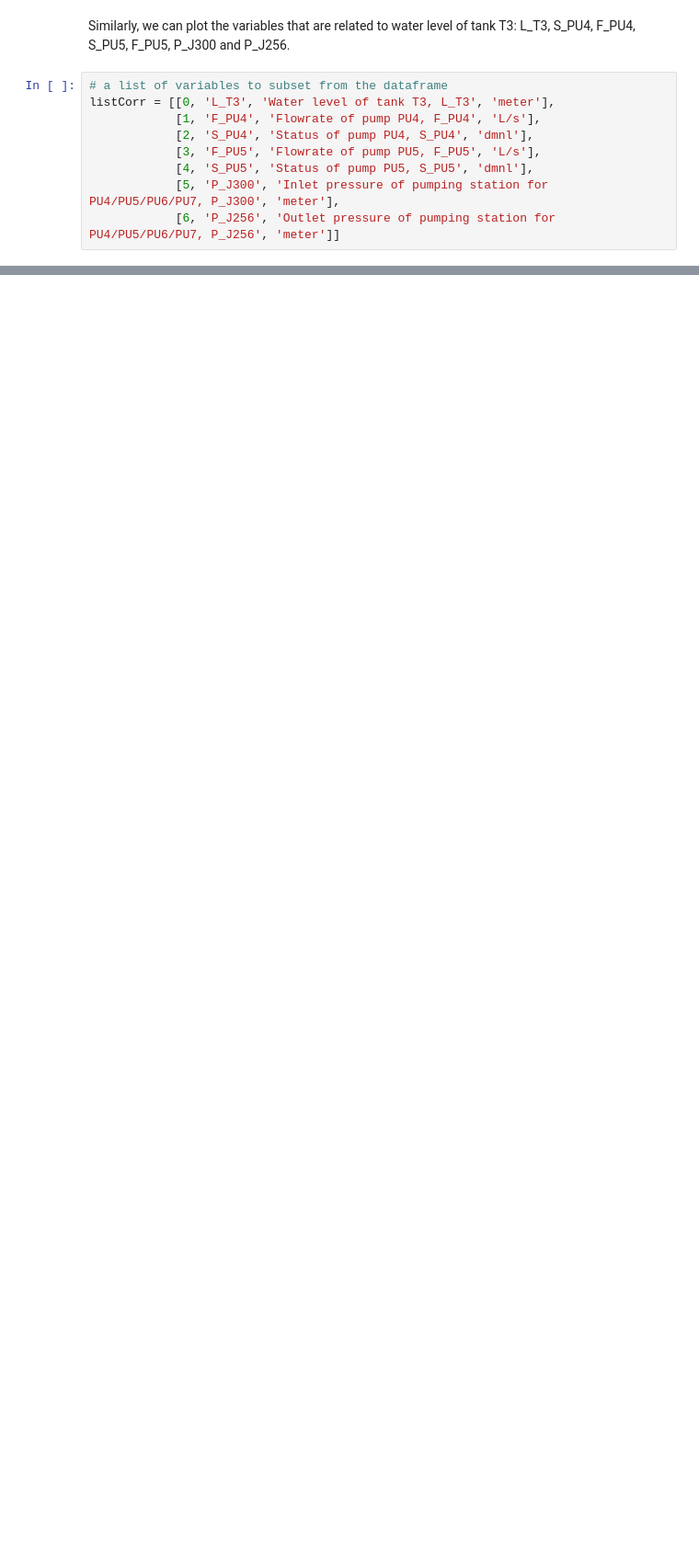
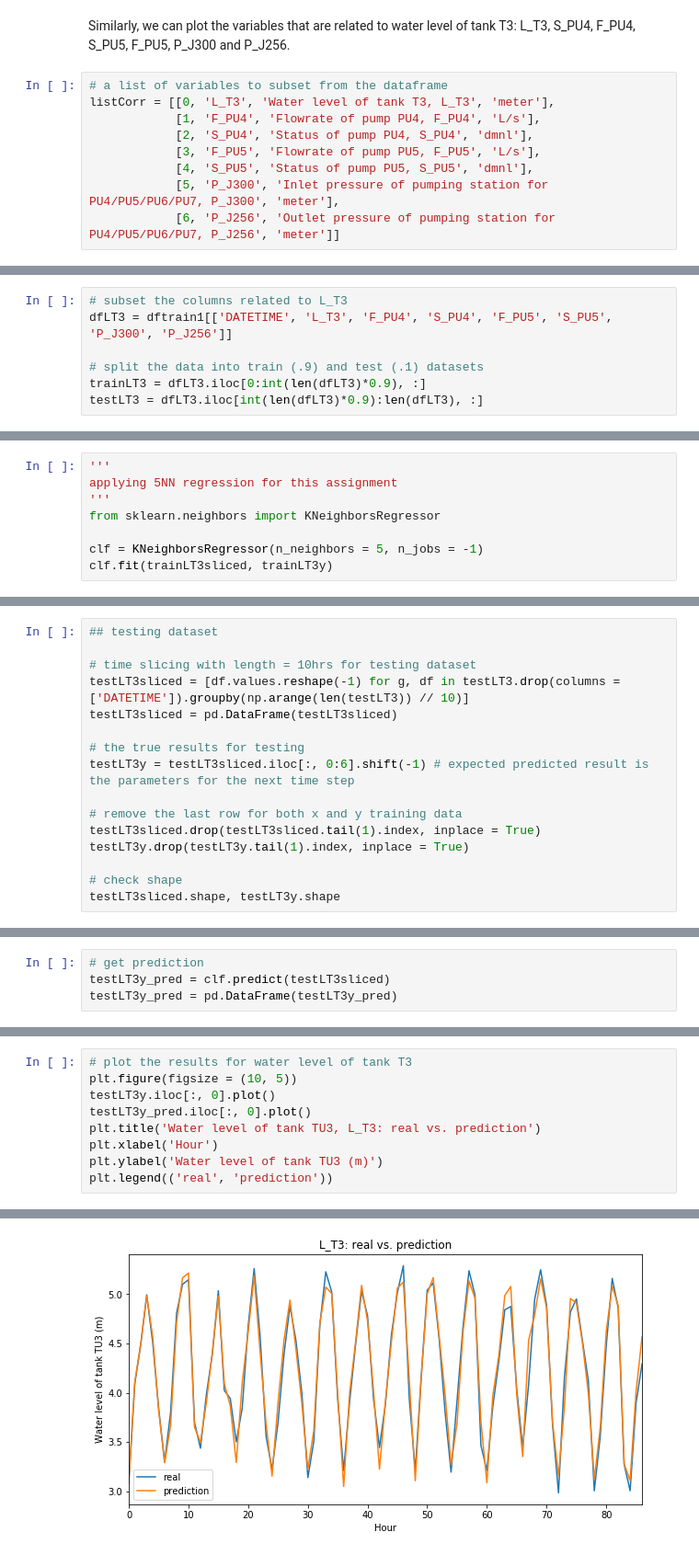
Before and after one commit to chengh42/Cyber-Data-Analytics, a Jupyter notebook: batadal/Task1_Familiarization.ipynb, the cells around one changed output, grey strips where cells are left out. Shown at 92% size. Cells and saved outputs as stored; diff of their text form; blank space fills up the shorter version.

```diff
--- a/batadal/Task1_Familiarization.ipynb
+++ b/batadal/Task1_Familiarization.ipynb
@@ -173,0 +180,7 @@ Apply basic machine learning techniques combined with time slicing / sliding win
+# %%
+# subset the columns related to L_T3
+dfLT3 = dftrain1[['DATETIME', 'L_T3', 'F_PU4', 'S_PU4', 'F_PU5', 'S_PU5', 'P_J300', 'P_J256']]
+
+# split the data into train (.9) and test (.1) datasets
+trainLT3 = dfLT3.iloc[0:int(len(dfLT3)*0.9), :]
+testLT3 = dfLT3.iloc[int(len(dfLT3)*0.9):len(dfLT3), :]
@@ -173,0 +211,8 @@ Apply basic machine learning techniques combined with time slicing / sliding win
+# %%
+'''
+applying 5NN regression for this assignment
+'''
+from sklearn.neighbors import KNeighborsRegressor
+
+clf = KNeighborsRegressor(n_neighbors = 5, n_jobs = -1)
+clf.fit(trainLT3sliced, trainLT3y)
@@ -173,0 +223,16 @@ Apply basic machine learning techniques combined with time slicing / sliding win
+# %%
+## testing dataset
+
+# time slicing with length = 10hrs for testing dataset
+testLT3sliced = [df.values.reshape(-1) for g, df in testLT3.drop(columns = ['DATETIME']).groupby(np.arange(len(testLT3)) // 10)]
+testLT3sliced = pd.DataFrame(testLT3sliced)
+
+# the true results for testing
+testLT3y = testLT3sliced.iloc[:, 0:6].shift(-1) # expected predicted result is the parameters for the next time step
+
+# remove the last row for both x and y training data
+testLT3sliced.drop(testLT3sliced.tail(1).index, inplace = True)
+testLT3y.drop(testLT3y.tail(1).index, inplace = True)
+
+# check shape
+testLT3sliced.shape, testLT3y.shape
@@ -173,0 +247,4 @@ Apply basic machine learning techniques combined with time slicing / sliding win
+# %%
+# get prediction
+testLT3y_pred = clf.predict(testLT3sliced)
+testLT3y_pred = pd.DataFrame(testLT3y_pred)
@@ -173,0 +258,10 @@ Apply basic machine learning techniques combined with time slicing / sliding win
+# %%
+# plot the results for water level of tank T3
+plt.figure(figsize = (10, 5))
+testLT3y.iloc[:, 0].plot()
+testLT3y_pred.iloc[:, 0].plot()
+plt.title('Water level of tank TU3, L_T3: real vs. prediction')
+plt.xlabel('Hour')
+plt.ylabel('Water level of tank TU3 (m)')
+plt.legend(('real', 'prediction'))
+# %% [output]
@@ -173,0 +269 @@ Apply basic machine learning techniques combined with time slicing / sliding win
+[figure, added]
```
Also changed, not shown: parts of 17 cells of this notebook.
